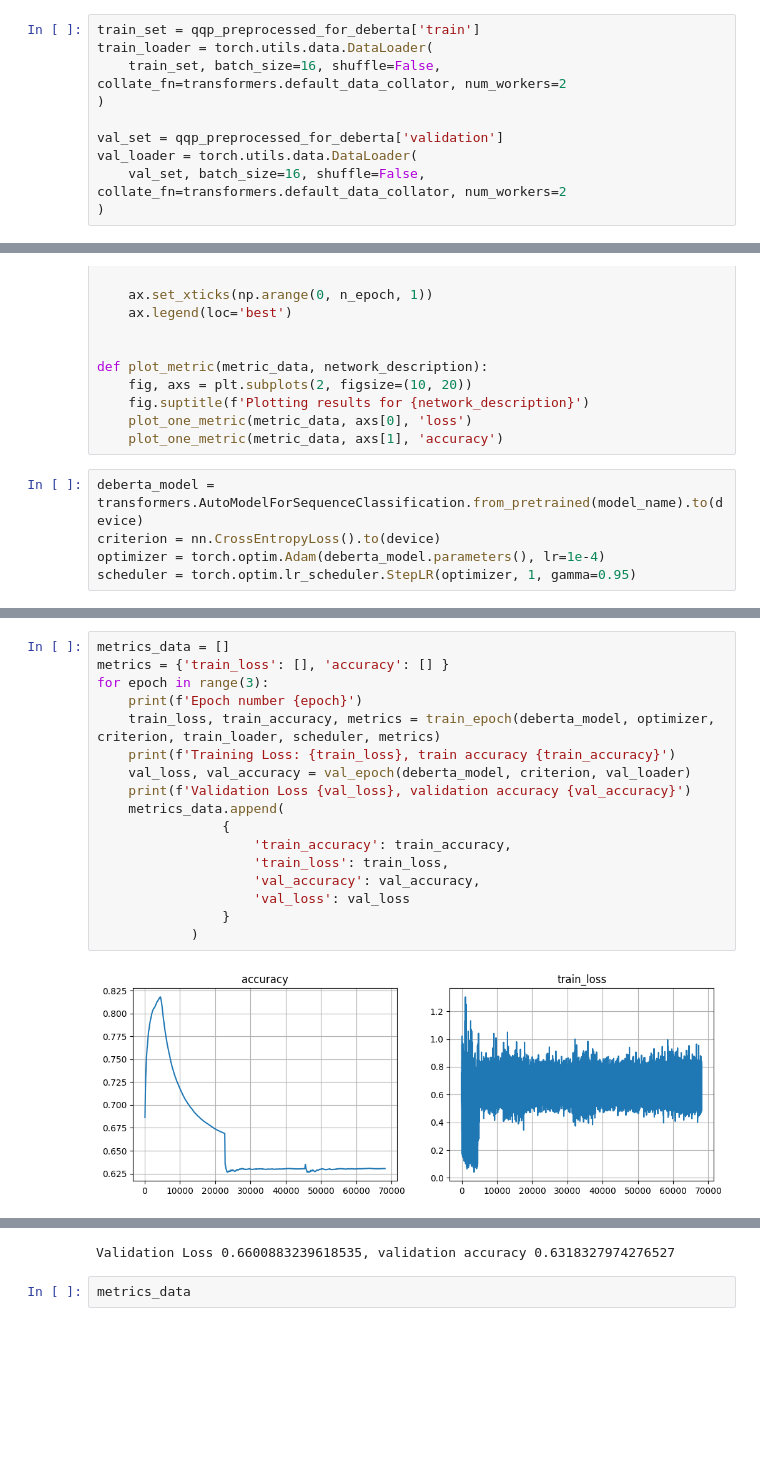
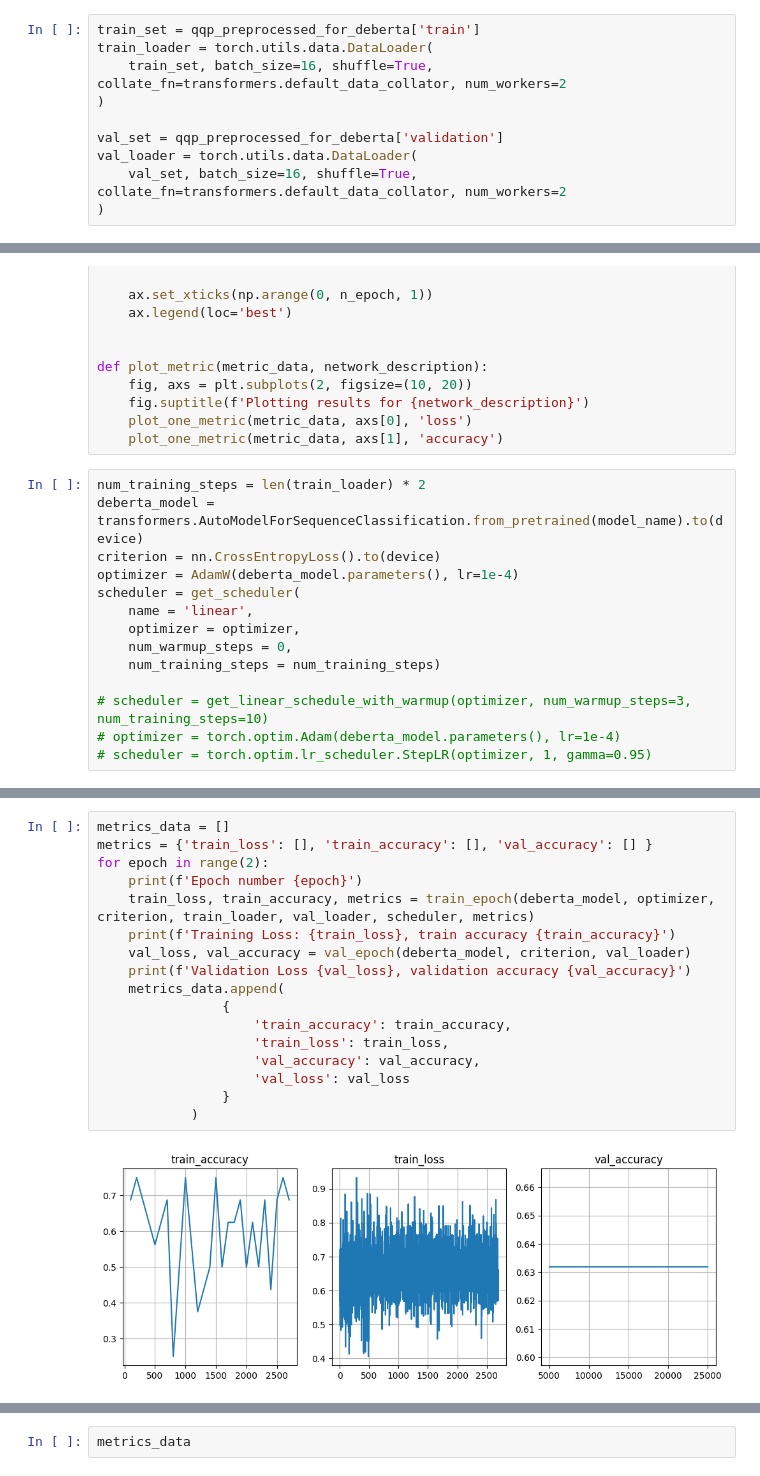
Before and after one commit to vika95viktoria/NLP-course, a Jupyter notebook: week05_transfer/homework.ipynb, the cells around one changed output, grey strips where cells are left out. Saved outputs shown, nothing was run; the diff lists cells and outputs as text; blank space fills up the shorter version.

```diff
--- a/week05_transfer/homework.ipynb
+++ b/week05_transfer/homework.ipynb
@@ -273,10 +276,10 @@ Dataset({
 # %%
 train_set = qqp_preprocessed_for_deberta['train']
 train_loader = torch.utils.data.DataLoader(
-    train_set, batch_size=16, shuffle=False, collate_fn=transformers.default_data_collator, num_workers=2
+    train_set, batch_size=16, shuffle=True, collate_fn=transformers.default_data_collator, num_workers=2
 )
 
 val_set = qqp_preprocessed_for_deberta['validation']
 val_loader = torch.utils.data.DataLoader(
-    val_set, batch_size=16, shuffle=False, collate_fn=transformers.default_data_collator, num_workers=2
+    val_set, batch_size=16, shuffle=True, collate_fn=transformers.default_data_collator, num_workers=2
 )
@@ -379,8 +395,17 @@ def plot_metric(metric_data, network_description):
     plot_one_metric(metric_data, axs[0], 'loss')
     plot_one_metric(metric_data, axs[1], 'accuracy')
 # %%
+num_training_steps = len(train_loader) * 2
 deberta_model = transformers.AutoModelForSequenceClassification.from_pretrained(model_name).to(device)
 criterion = nn.CrossEntropyLoss().to(device)
-optimizer = torch.optim.Adam(deberta_model.parameters(), lr=1e-4)
-scheduler = torch.optim.lr_scheduler.StepLR(optimizer, 1, gamma=0.95)
+optimizer = AdamW(deberta_model.parameters(), lr=1e-4)
+scheduler = get_scheduler(
+    name = 'linear',
+    optimizer = optimizer,
+    num_warmup_steps = 0,
+    num_training_steps = num_training_steps)
+
+# scheduler = get_linear_schedule_with_warmup(optimizer, num_warmup_steps=3, num_training_steps=10)
+# optimizer = torch.optim.Adam(deberta_model.parameters(), lr=1e-4)
+# scheduler = torch.optim.lr_scheduler.StepLR(optimizer, 1, gamma=0.95)
 # %% [output]
@@ -391,20 +413,20 @@ Some weights of DebertaV2ForSequenceClassification were not initialized from the
 You should probably TRAIN this model on a down-stream task to be able to use it for predictions and inference.
 # %%
 metrics_data = []
-metrics = {'train_loss': [], 'accuracy': [] }
-for epoch in range(3):
+metrics = {'train_loss': [], 'train_accuracy': [], 'val_accuracy': [] }
+for epoch in range(2):
     print(f'Epoch number {epoch}')
-    train_loss, train_accuracy, metrics = train_epoch(deberta_model, optimizer, criterion, train_loader, scheduler, metrics)
+    train_loss, train_accuracy, metrics = train_epoch(deberta_model, optimizer, criterion, train_loader, val_loader, scheduler, metrics)
     print(f'Training Loss: {train_loss}, train accuracy {train_accuracy}')
     val_loss, val_accuracy = val_epoch(deberta_model, criterion, val_loader)
     print(f'Validation Loss {val_loss}, validation accuracy {val_accuracy}')
     metrics_data.append(
                 {
                     'train_accuracy': train_accuracy,
                     'train_loss': train_loss,
                     'val_accuracy': val_accuracy,
                     'val_loss': val_loss
                 }
             )
 # %% [output]
-[figure, old version]
+[figure, new version]
@@ -413,4 +435,3 @@ Training Loss: 0.6529370494654403, train accuracy 0.6305085118429226
-Validation Loss 0.6600883239618535, validation accuracy 0.6318327974276527
 # %%
 metrics_data
 # %% [output]
```
Also changed, not shown: parts of 9 cells of this notebook.
